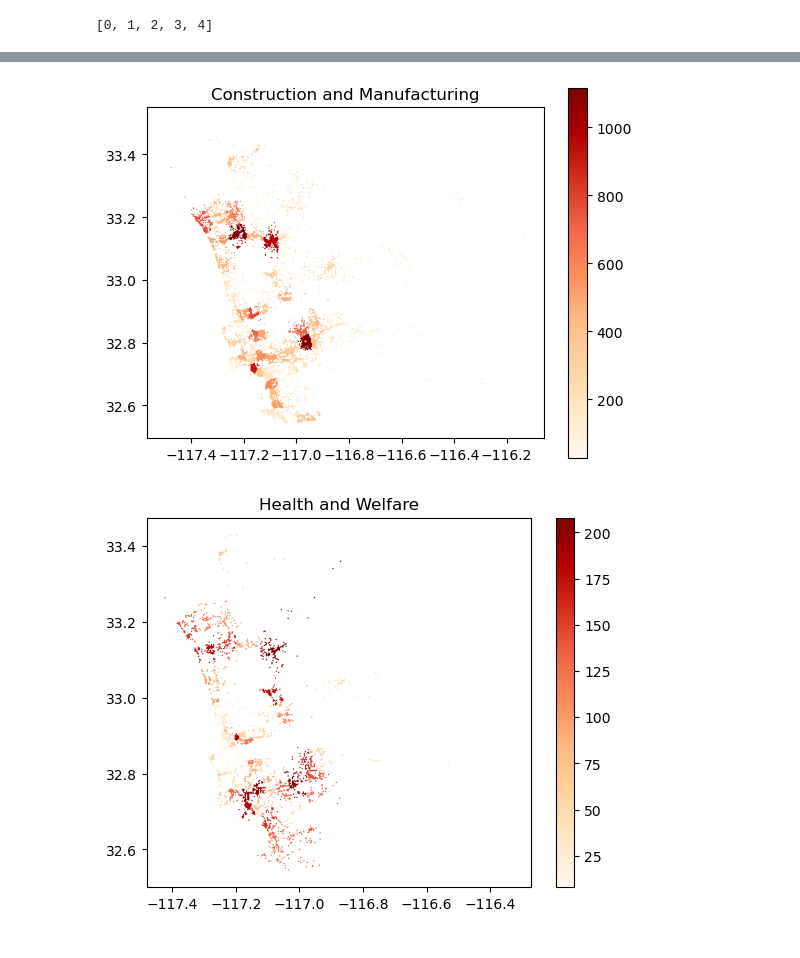
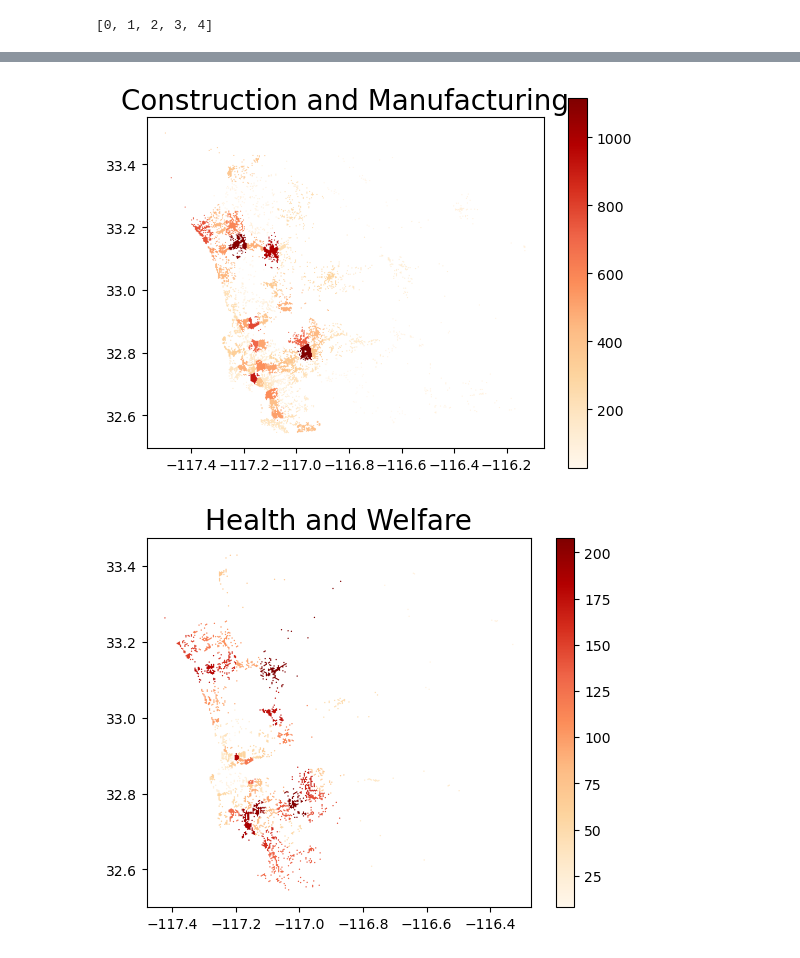
Before and after one commit to michaelmss/DSC180A-Activity-Centers, a Jupyter notebook: Notebooks/Hexbins_Only.ipynb, the cells around one changed output, grey strips where cells are left out. Drawn from its saved outputs; the diff is of its cells as text; code cells hidden in the pictures.

Commit message:
bigger titles, consistent size

```diff
--- a/Notebooks/Hexbins_Only.ipynb
+++ b/Notebooks/Hexbins_Only.ipynb
@@ -77,5 +80,7 @@ for i in final_merge['Categories'].unique():
     kmeans = KMeans(n_clusters=k, init=cluster_centers, n_init=1)
     kmeans.fit(other_points)
     df['cluster'] = kmeans.labels_
-    df.dissolve(by='cluster',aggfunc='sum').plot(column='Count',legend=True,cmap='OrRd').set_title(i)
+    df.dissolve(by='cluster',aggfunc='sum').plot(column='Count',legend=True,cmap='OrRd')
+    plt.title(i,
+            fontsize = 20)
 # %% [output]
@@ -84,2 +89,2 @@ for i in final_merge['Categories'].unique():
-[figure, old version]
+[figure, new version]
-[figure, old version]
+[figure, new version]
```
Also changed, not shown: parts of 2 cells of this notebook.
